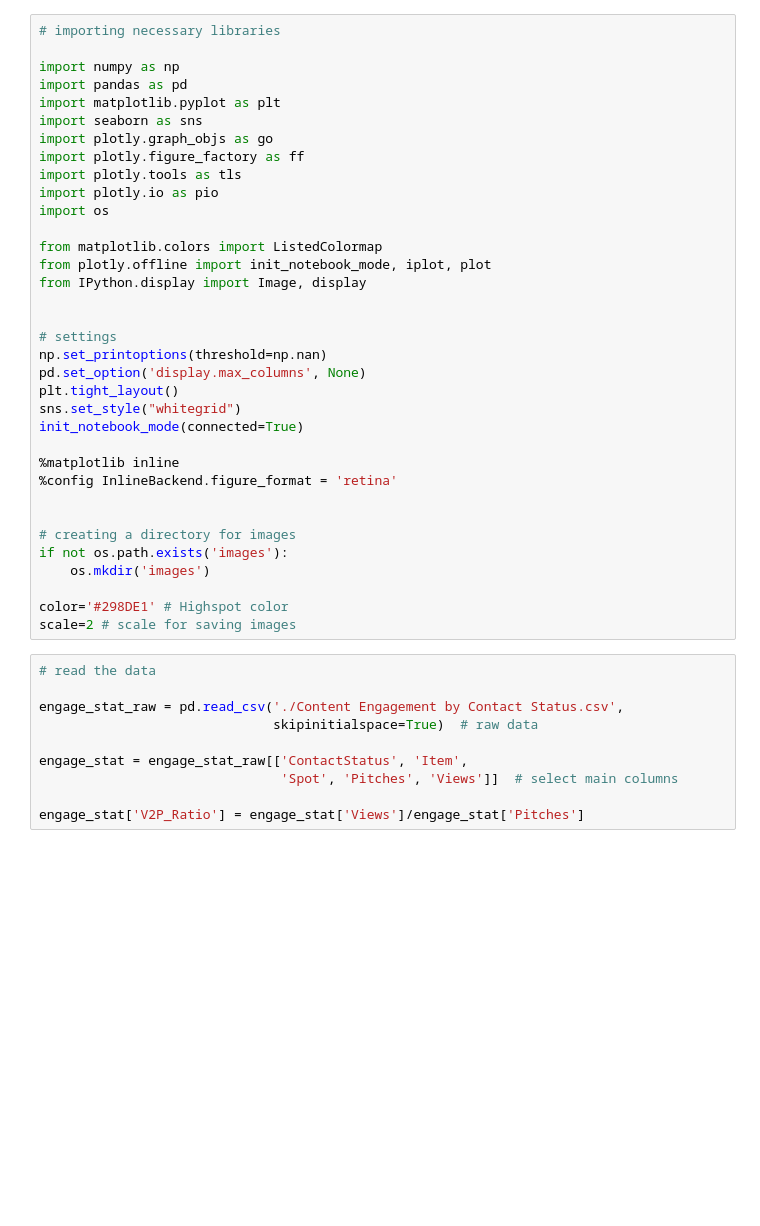
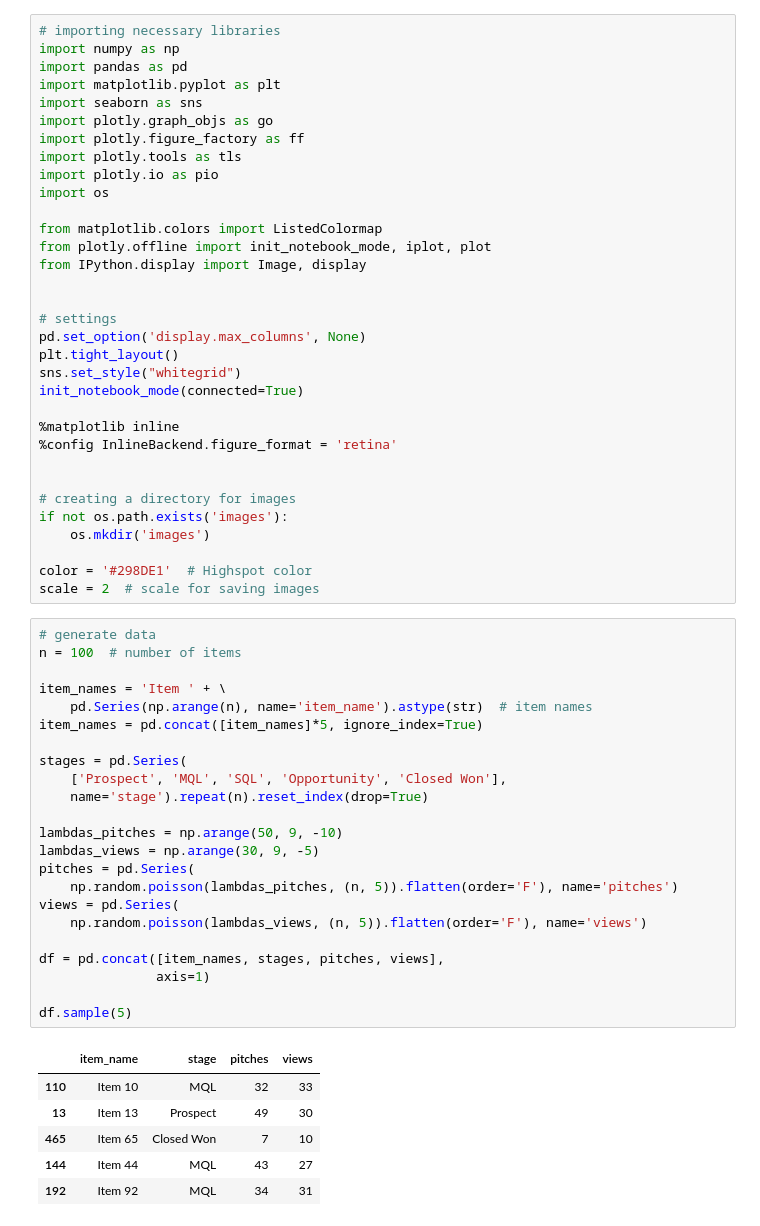
Before and after one commit to AminZD/data-science-portfolio, a Jupyter notebook: content-heatmap/Content_Heatmap.ipynb, the cells around one changed output. Saved outputs shown, nothing was run; the diff lists cells and outputs as text; blank space fills up the shorter version.

Commit message:
Content Heatmap

```diff
--- a/content-heatmap/Content_Heatmap.ipynb
+++ b/content-heatmap/Content_Heatmap.ipynb
@@ -1,6 +17,5 @@
 # %%
 # importing necessary libraries
-
 import numpy as np
 import pandas as pd
 import matplotlib.pyplot as plt
@@ -17,7 +32,6 @@ from IPython.display import Image, display
 
 
 # settings
-np.set_printoptions(threshold=np.nan)
 pd.set_option('display.max_columns', None)
 plt.tight_layout()
 sns.set_style("whitegrid")
@@ -31,15 +45,35 @@ init_notebook_mode(connected=True)
 if not os.path.exists('images'):
     os.mkdir('images')
 
-color='#298DE1' # Highspot color
-scale=2 # scale for saving images
+color = '#298DE1'  # Highspot color
+scale = 2  # scale for saving images
-# %%
-# read the data
-
-engage_stat_raw = pd.read_csv('./Content Engagement by Contact Status.csv',
-                              skipinitialspace=True)  # raw data
-
-engage_stat = engage_stat_raw[['ContactStatus', 'Item',
-                               'Spot', 'Pitches', 'Views']]  # select main columns
-
-engage_stat['V2P_Ratio'] = engage_stat['Views']/engage_stat['Pitches']
+# %%
+# generate data
+n = 100  # number of items
+
+item_names = 'Item ' + \
+    pd.Series(np.arange(n), name='item_name').astype(str)  # item names
+item_names = pd.concat([item_names]*5, ignore_index=True)
+
+stages = pd.Series(
+    ['Prospect', 'MQL', 'SQL', 'Opportunity', 'Closed Won'],
+    name='stage').repeat(n).reset_index(drop=True)
+
+lambdas_pitches = np.arange(50, 9, -10)
+lambdas_views = np.arange(30, 9, -5)
+pitches = pd.Series(
+    np.random.poisson(lambdas_pitches, (n, 5)).flatten(order='F'), name='pitches')
+views = pd.Series(
+    np.random.poisson(lambdas_views, (n, 5)).flatten(order='F'), name='views')
+
+df = pd.concat([item_names, stages, pitches, views],
+               axis=1)
+
+df.sample(5)
+# %% [output]
+|  | item_name | stage | pitches | views |
+| 110 | Item 10 | MQL | 32 | 33 |
+| 13 | Item 13 | Prospect | 49 | 30 |
+| 465 | Item 65 | Closed Won | 7 | 10 |
+| 144 | Item 44 | MQL | 43 | 27 |
+| 192 | Item 92 | MQL | 34 | 31 |
```
Also changed, not shown: parts of 5 cells of this notebook, 2 other files.
